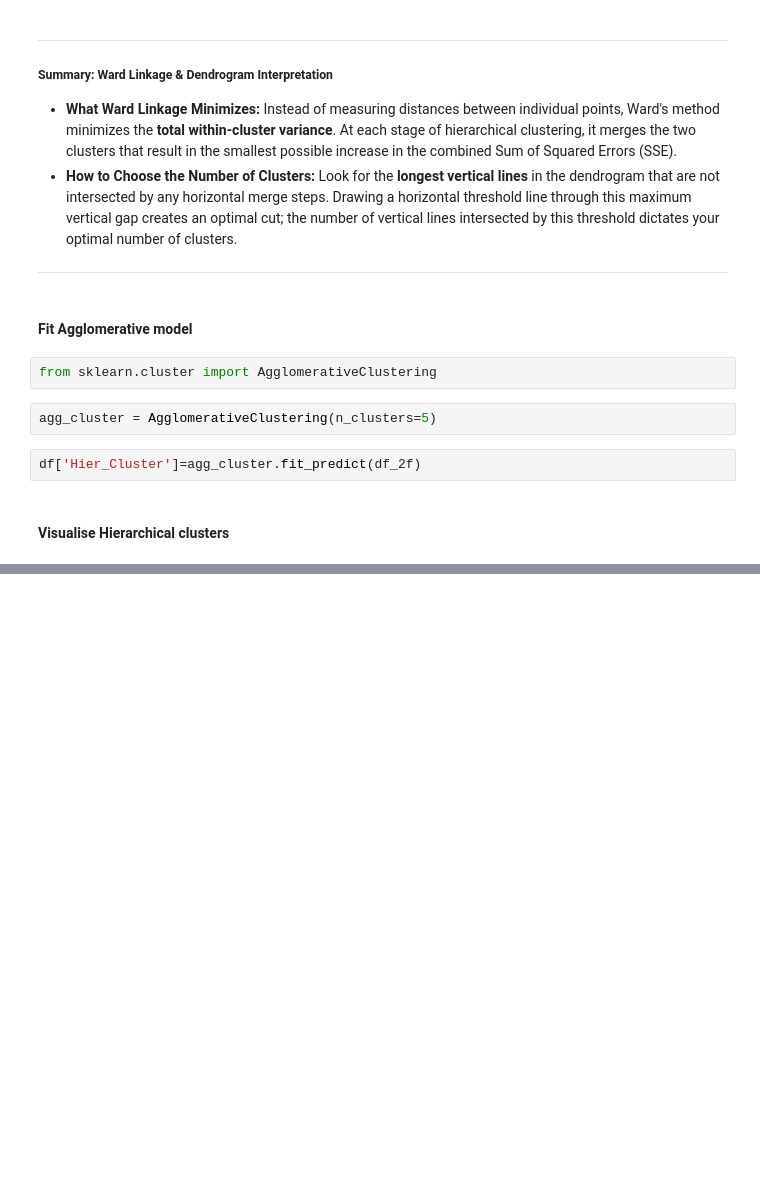
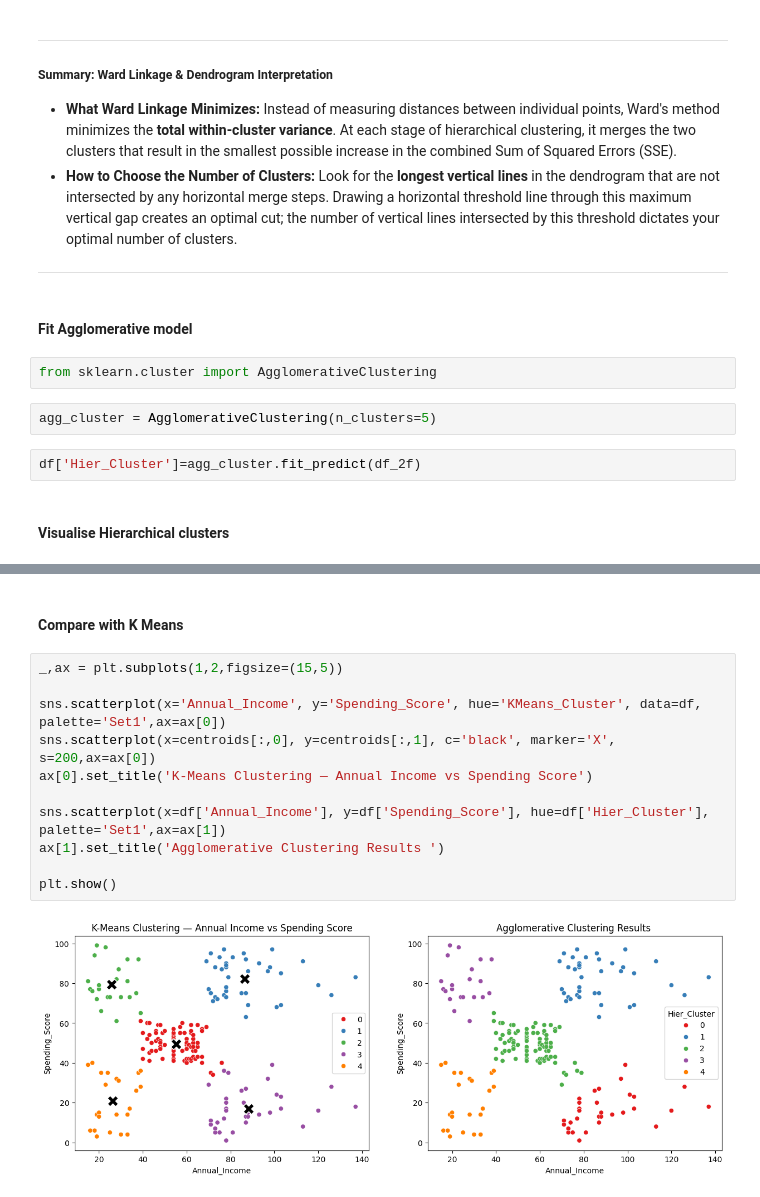
Before and after one commit to Deepvejpara/Mall_Customer_Segmentation, a Jupyter notebook: main.ipynb, the cells around one changed output, grey strips where cells are left out. Saved outputs shown, nothing was run; the diff lists cells and outputs as text; blank space fills up the shorter version.

```diff
--- a/main.ipynb
+++ b/main.ipynb
@@ -388,0 +391,15 @@ plt.show()
+# %% [markdown]
+#### Compare with K Means
+# %%
+_,ax = plt.subplots(1,2,figsize=(15,5))
+
+sns.scatterplot(x='Annual_Income', y='Spending_Score', hue='KMeans_Cluster', data=df, palette='Set1',ax=ax[0])
+sns.scatterplot(x=centroids[:,0], y=centroids[:,1], c='black', marker='X', s=200,ax=ax[0])
+ax[0].set_title('K-Means Clustering — Annual Income vs Spending Score')
+
+sns.scatterplot(x=df['Annual_Income'], y=df['Spending_Score'], hue=df['Hier_Cluster'], palette='Set1',ax=ax[1])
+ax[1].set_title('Agglomerative Clustering Results ')
+
+plt.show()
+# %% [output]
+[figure, added]
```
Also changed, not shown: parts of 29 cells of this notebook, 4 other files.
